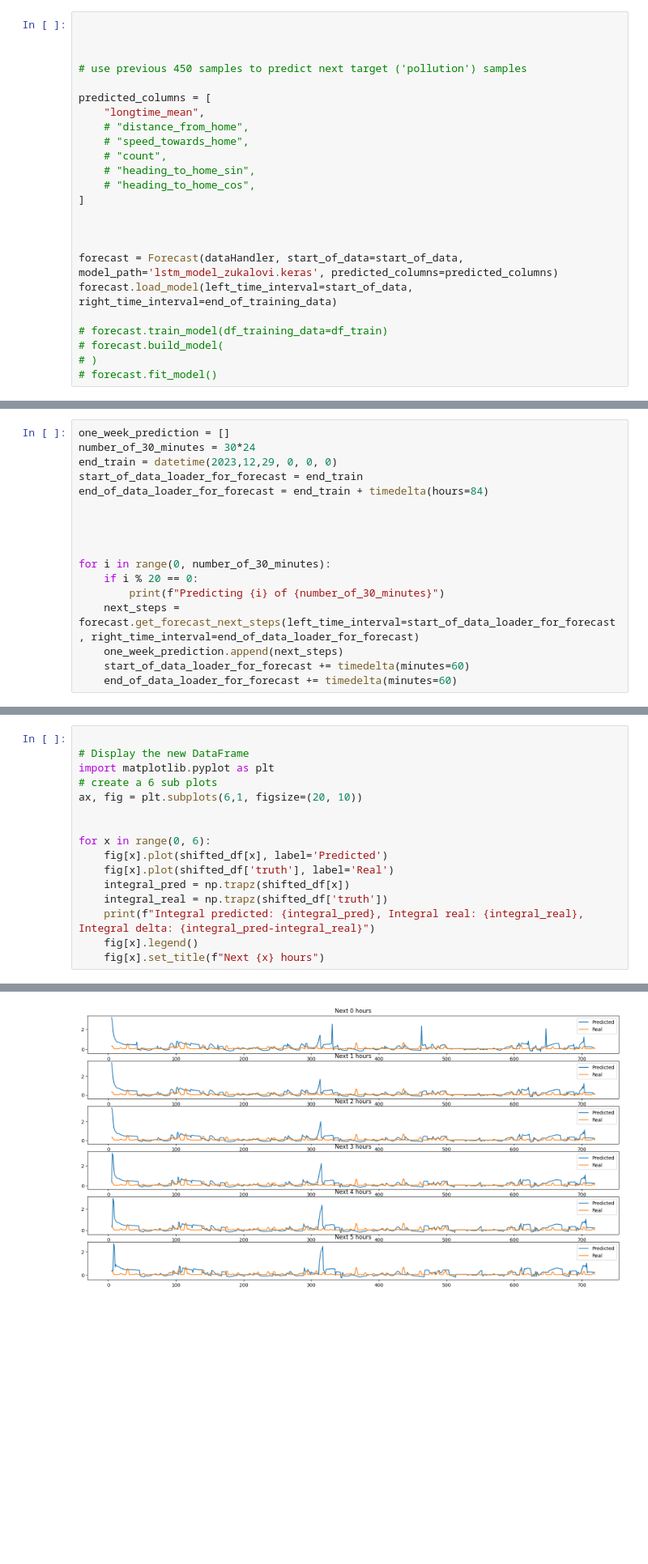
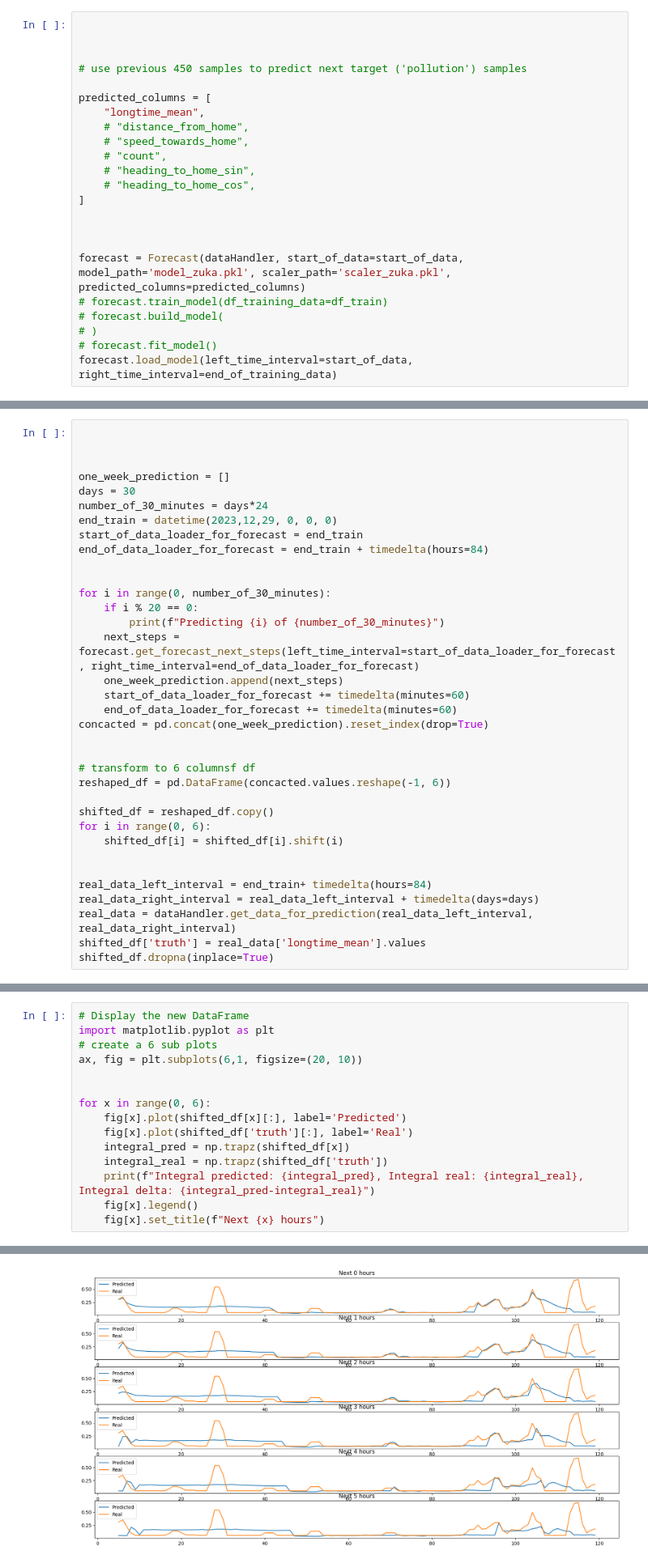
Before and after one commit to grinwi/smartboiler, a Jupyter notebook: src/smartboiler/lstm_example_with_multivariate_time_series 2.ipynb, the cells around one changed output, grey strips where cells are left out. Shown at 81% size. Saved outputs shown, nothing was run; the diff lists cells and outputs as text; blank space fills up the shorter version.

```diff
--- a/src/smartboiler/lstm_example_with_multivariate_time_series 2.ipynb
+++ b/src/smartboiler/lstm_example_with_multivariate_time_series 2.ipynb
@@ -346,10 +345,9 @@ predicted_columns = [
 
 
 
-forecast = Forecast(dataHandler, start_of_data=start_of_data, model_path='lstm_model_zukalovi.keras', predicted_columns=predicted_columns)
-forecast.load_model(left_time_interval=start_of_data, right_time_interval=end_of_training_data)
-
+forecast = Forecast(dataHandler, start_of_data=start_of_data, model_path='model_zuka.pkl', scaler_path='scaler_zuka.pkl', predicted_columns=predicted_columns)
 # forecast.train_model(df_training_data=df_train)
 # forecast.build_model(
 # )
 # forecast.fit_model()
+forecast.load_model(left_time_interval=start_of_data, right_time_interval=end_of_training_data)
@@ -367,11 +354,13 @@ SELECT mean("latitude") AS "mean_latitude" FROM "smart_home_zukalovi"."autogen".
 # %%
+
+
+
 one_week_prediction = []
-number_of_30_minutes = 30*24
+days = 30
+number_of_30_minutes = days*24
 end_train = datetime(2023,12,29, 0, 0, 0)
 start_of_data_loader_for_forecast = end_train
 end_of_data_loader_for_forecast = end_train + timedelta(hours=84)
-
-
 
 
 for i in range(0, number_of_30_minutes):
@@ -381,6 +370,22 @@ for i in range(0, number_of_30_minutes):
     one_week_prediction.append(next_steps)
     start_of_data_loader_for_forecast += timedelta(minutes=60)
     end_of_data_loader_for_forecast += timedelta(minutes=60)
+concacted = pd.concat(one_week_prediction).reset_index(drop=True)
+
+
+# transform to 6 columnsf df
+reshaped_df = pd.DataFrame(concacted.values.reshape(-1, 6))
+
+shifted_df = reshaped_df.copy()
+for i in range(0, 6):
+    shifted_df[i] = shifted_df[i].shift(i)
+
+
+real_data_left_interval = end_train+ timedelta(hours=84)
+real_data_right_interval = real_data_left_interval + timedelta(days=days)
+real_data = dataHandler.get_data_for_prediction(real_data_left_interval, real_data_right_interval)
+shifted_df['truth'] = real_data['longtime_mean'].values
+shifted_df.dropna(inplace=True)
 # %% [output]
 Predicting 0 of 720
 Predicting 20 of 720
@@ -423,5 +424,4 @@ shifted_df.dropna(inplace=True)
 # %%
-
 # Display the new DataFrame
 import matplotlib.pyplot as plt
 # create a 6 sub plots
@@ -429,8 +429,8 @@ ax, fig = plt.subplots(6,1, figsize=(20, 10))
 
 
 for x in range(0, 6):
-    fig[x].plot(shifted_df[x], label='Predicted')
-    fig[x].plot(shifted_df['truth'], label='Real')
+    fig[x].plot(shifted_df[x][:], label='Predicted')
+    fig[x].plot(shifted_df['truth'][:], label='Real')
     integral_pred = np.trapz(shifted_df[x])
     integral_real = np.trapz(shifted_df['truth'])
     print(f"Integral predicted: {integral_pred}, Integral real: {integral_real}, Integral delta: {integral_pred-integral_real}")
@@ -446 +446 @@ Integral predicted: 127.11751916259527, Integral real: 71.32030645943514, Integr
-[figure, old version]
+[figure, new version]
```
Also changed, not shown: parts of 14 cells of this notebook.
